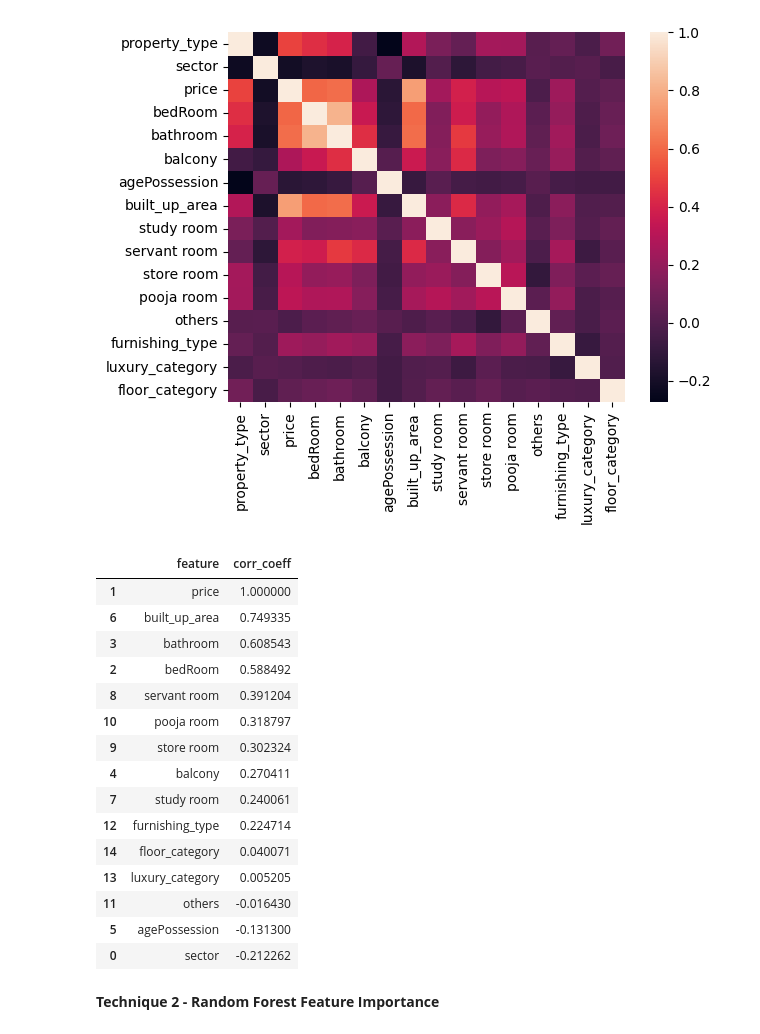
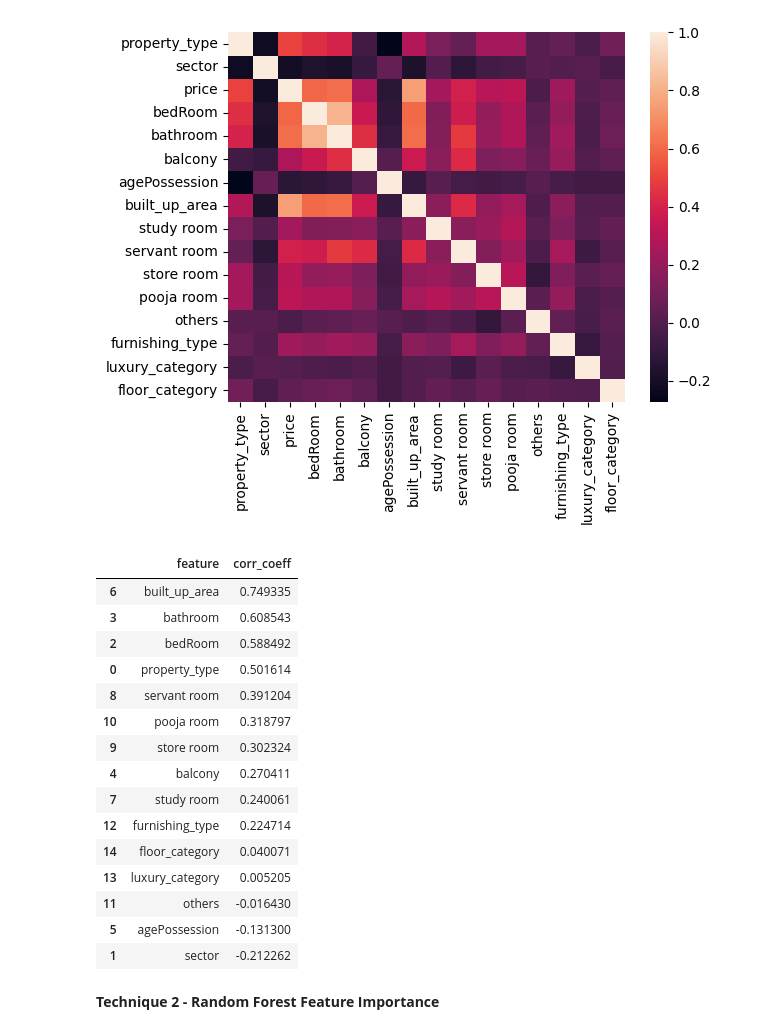
Before and after one commit to Amul-byte/realestate_analytics, a Jupyter notebook: feature_selection.ipynb, the cells around one changed output. Saved outputs shown, nothing was run; the diff lists cells and outputs as text; code cells hidden in the pictures.

```diff
--- a/feature_selection.ipynb
+++ b/feature_selection.ipynb
@@ -155,14 +155,14 @@ sns.heatmap(data_label_encoded.corr())
 <Axes: >
 [figure]
 # %%
-fi_df1 = data_label_encoded.corr()['price'].iloc[1:].to_frame().reset_index().rename(columns={'index':'feature','price':'corr_coeff'})
+fi_df1 = data_label_encoded.corr()[['price']].drop('price').reset_index().rename(columns={'index':'feature','price':'corr_coeff'})
 fi_df1.sort_values(by='corr_coeff',ascending=False)
 # %% [output]
 |  | feature | corr_coeff |
-| 1 | price | 1.000000 |
 | 6 | built_up_area | 0.749335 |
 | 3 | bathroom | 0.608543 |
 | 2 | bedRoom | 0.588492 |
+| 0 | property_type | 0.501614 |
 | 8 | servant room | 0.391204 |
 | 10 | pooja room | 0.318797 |
 | 9 | store room | 0.302324 |
@@ -173,7 +173,7 @@ fi_df1.sort_values(by='corr_coeff',ascending=False)
 | 13 | luxury_category | 0.005205 |
 | 11 | others | -0.016430 |
 | 5 | agePossession | -0.131300 |
-| 0 | sector | -0.212262 |
+| 1 | sector | -0.212262 |
 # %% [markdown]
 **Technique 2 - Random Forest Feature Importance**
 # %%
```
Also changed, not shown: parts of 7 cells of this notebook.
